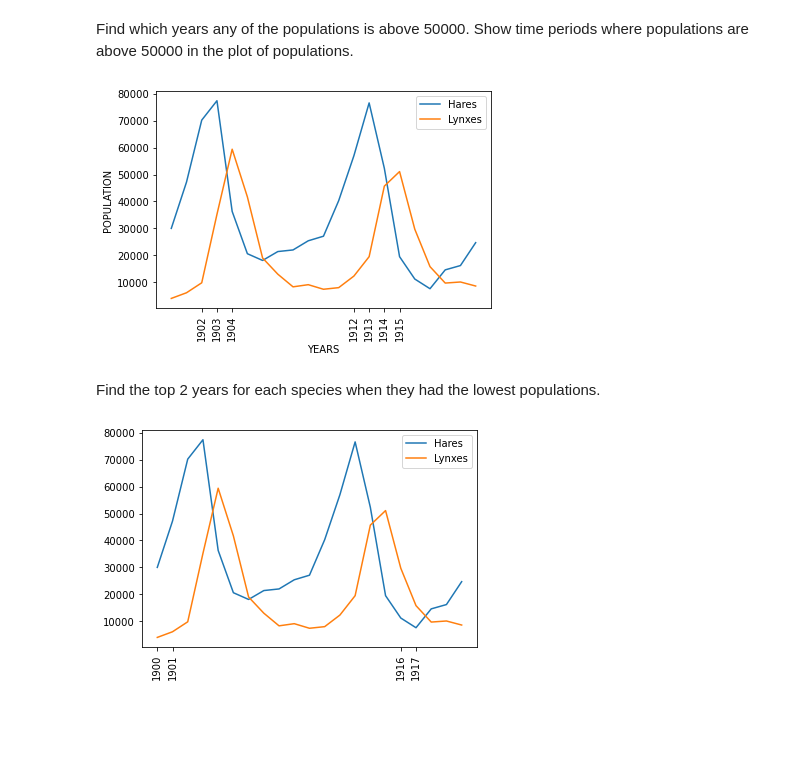
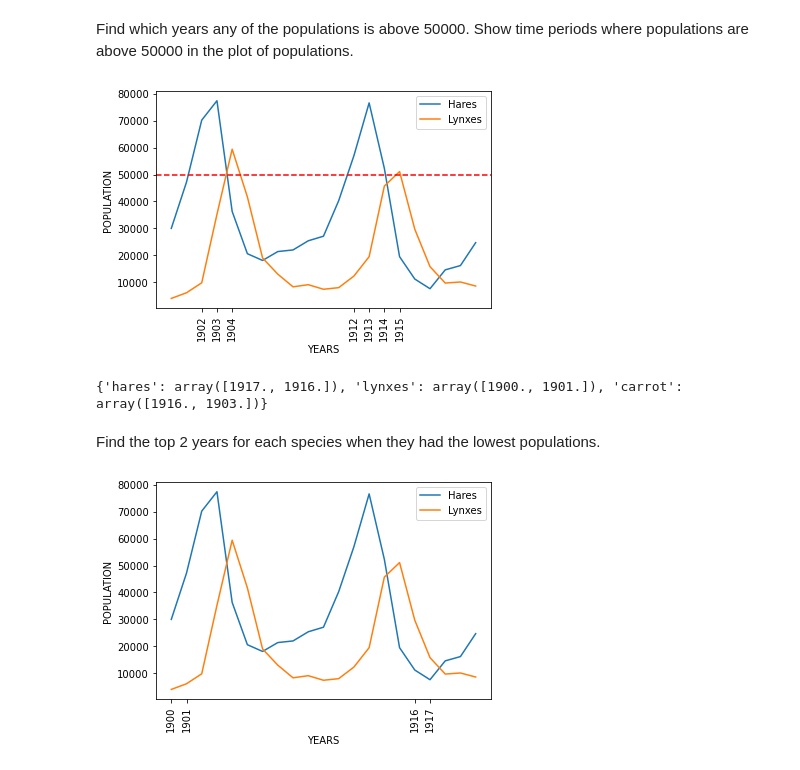
Before and after one commit to akhundzhanovaET/math_prac, a Jupyter notebook: hometask_3.ipynb, the cells around one changed output. Cells and saved outputs as stored; diff of their text form; code cells hidden in the pictures; blank space fills up the shorter version.

```diff
--- a/hometask_3.ipynb
+++ b/hometask_3.ipynb
@@ -117,38 +117,47 @@ data = np.loadtxt('http://scipy-lectures.org/_downloads/populations.txt')
 years = data[:,0]
 hares = data[:,1]
 lynxes = data[:,2]
-
+carrots = data[:,3]
 plt.plot(years, hares, label = 'Hares')
 plt.plot(years, lynxes, label = 'Lynxes')
-
+plt.axhline(y=50000, color='r', linestyle="dashed")
 a = np.maximum(hares,lynxes)
 plt.xticks(years[a > 50000],rotation = 90)
 plt.xlabel('YEARS')
 plt.ylabel('POPULATION')
 plt.legend()
 plt.show()
+res = {'hares': data[hares.argsort()[:2], 0],
+        'lynxes': data[lynxes.argsort()[:2], 0],
+       'carrot' : data[carrots.argsort()[:2], 0]}
+print(res)
 # %% [output]
-[figure, old version]
+[figure, new version]
+{'hares': array([1917., 1916.]), 'lynxes': array([1900., 1901.]), 'carrot': array([1916., 1903.])}
 # %% [markdown]
 Find the top 2 years for each species when they had the lowest populations.
 # %%
 import numpy as np
 import matplotlib.pyplot as plt
 
 data = np.loadtxt('http://scipy-lectures.org/_downloads/populations.txt')
 years = data[:,0]
 hares = data[:,1]
 lynxes = data[:,2]
 
 haresYear1 = np.argmin(hares)
 haresYear2 = np.argmin(np.insert(np.delete(hares,haresYear1), haresYear1,10 ** 10))
 lynxesYear1 = np.argmin(lynxes)
 lynxesYear2 = np.argmin(np.insert(np.delete(lynxes,lynxesYear1), lynxesYear1,10 ** 10))
 
 plt.plot(years, hares, label = 'Hares')
 plt.plot(years, lynxes, label = 'Lynxes')
 plt.xticks([years[haresYear1],years[haresYear2],years[lynxesYear1],years[lynxesYear2]],rotation = 90)
+plt.xlabel('YEARS')
+plt.ylabel('POPULATION')
 plt.legend()
 plt.show()
+population = data[:,1:]
+lowestTop2Years = population.argsort
 # %% [output]
-[figure, old version]
+[figure, new version]
```
Also changed, not shown: parts of 10 cells of this notebook.
